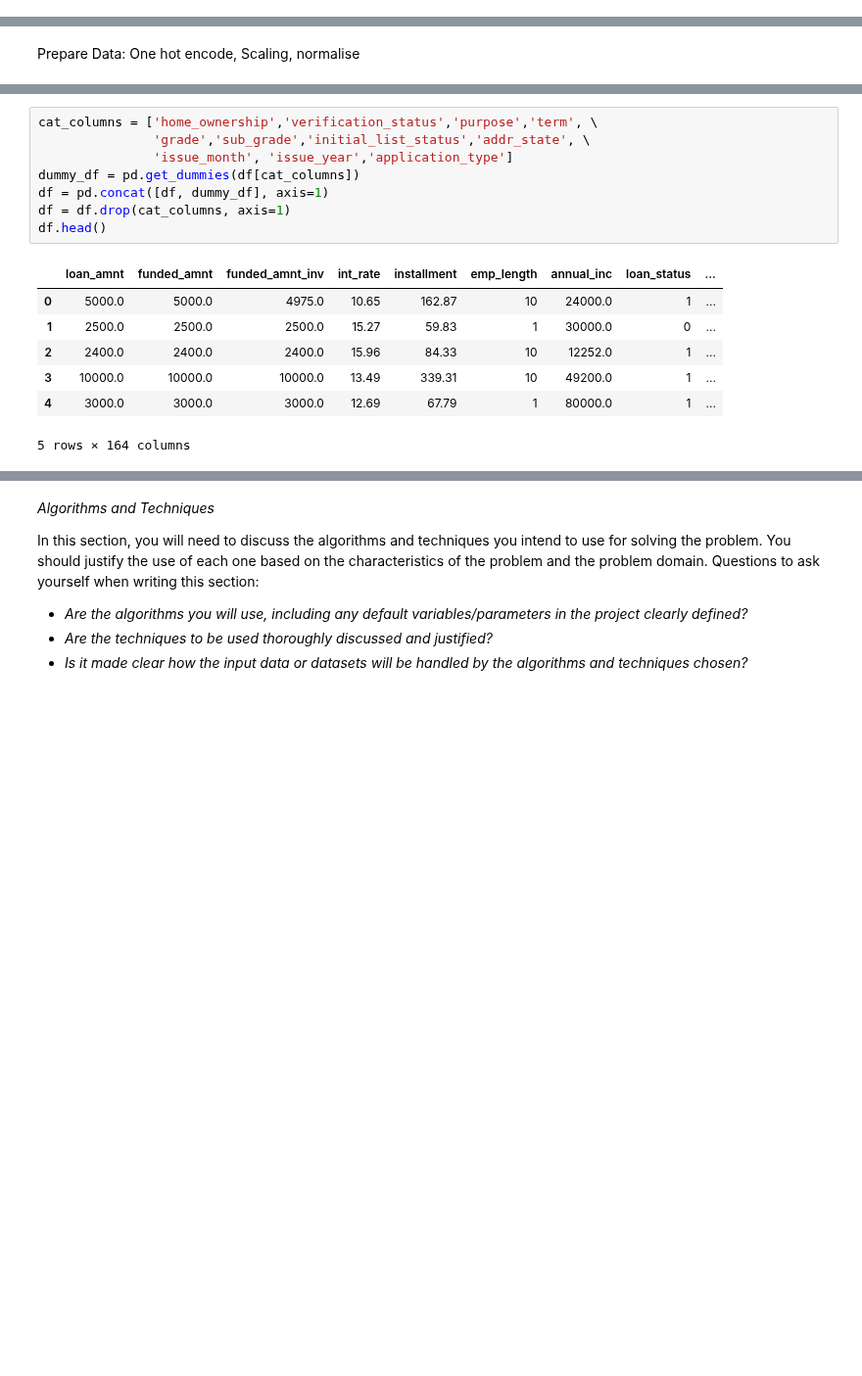
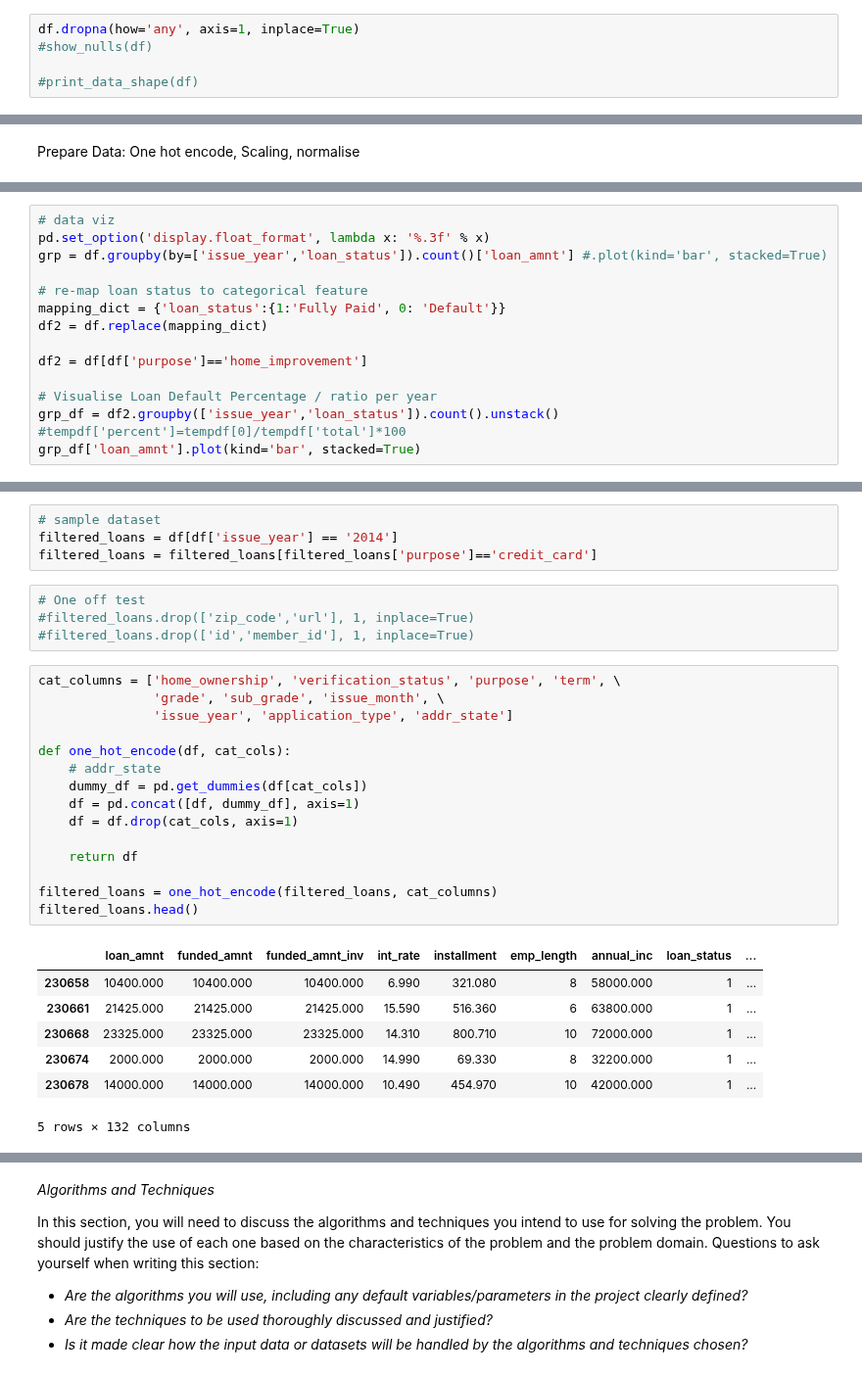
Before and after one commit to Vaultica/Projects, a Jupyter notebook: machine-learning/projects/capstone/Lending Club Capstone Project Notebook.ipynb, the cells around one changed output, grey strips where cells are left out. Shown at 98% size. Cells and saved outputs as stored; diff of their text form; blank space fills up the shorter version.

```diff
--- a/machine-learning/projects/capstone/Lending Club Capstone Project Notebook.ipynb
+++ b/machine-learning/projects/capstone/Lending Club Capstone Project Notebook.ipynb
@@ -512,0 +377,5 @@ dtype: int64
+# %%
+df.dropna(how='any', axis=1, inplace=True)
+#show_nulls(df)
+
+#print_data_shape(df)
@@ -586,0 +472,15 @@ Prepare Data: One hot encode, Scaling, normalise
+# %%
+# data viz
+pd.set_option('display.float_format', lambda x: '%.3f' % x)
+grp = df.groupby(by=['issue_year','loan_status']).count()['loan_amnt'] #.plot(kind='bar', stacked=True)
+
+# re-map loan status to categorical feature
+mapping_dict = {'loan_status':{1:'Fully Paid', 0: 'Default'}}
+df2 = df.replace(mapping_dict)
+
+df2 = df[df['purpose']=='home_improvement']
+
+# Visualise Loan Default Percentage / ratio per year
+grp_df = df2.groupby(['issue_year','loan_status']).count().unstack()
+#tempdf['percent']=tempdf[0]/tempdf['total']*100
+grp_df['loan_amnt'].plot(kind='bar', stacked=True)
@@ -589,17 +508,32 @@ df.pymnt_plan.value_counts()
+# %%
+# sample dataset
+filtered_loans = df[df['issue_year'] == '2014']
+filtered_loans = filtered_loans[filtered_loans['purpose']=='credit_card']
+# %%
+# One off test
+#filtered_loans.drop(['zip_code','url'], 1, inplace=True)
+#filtered_loans.drop(['id','member_id'], 1, inplace=True)
 # %%
-cat_columns = ['home_ownership','verification_status','purpose','term', \
-               'grade','sub_grade','initial_list_status','addr_state', \
-               'issue_month', 'issue_year','application_type']
-dummy_df = pd.get_dummies(df[cat_columns])
-df = pd.concat([df, dummy_df], axis=1)
-df = df.drop(cat_columns, axis=1)
-df.head()
+cat_columns = ['home_ownership', 'verification_status', 'purpose', 'term', \
+               'grade', 'sub_grade', 'issue_month', \
+               'issue_year', 'application_type', 'addr_state']
+
+def one_hot_encode(df, cat_cols):
+    # addr_state
+    dummy_df = pd.get_dummies(df[cat_cols])
+    df = pd.concat([df, dummy_df], axis=1)
+    df = df.drop(cat_cols, axis=1)
+
+    return df
+
+filtered_loans = one_hot_encode(filtered_loans, cat_columns)
+filtered_loans.head()
 # %% [output]
 |  | loan_amnt | funded_amnt | funded_amnt_inv | int_rate | installment | emp_length | annual_inc | loan_status | ... |
-| 0 | 5000.0 | 5000.0 | 4975.0 | 10.65 | 162.87 | 10 | 24000.0 | 1 | ... |
-| 1 | 2500.0 | 2500.0 | 2500.0 | 15.27 | 59.83 | 1 | 30000.0 | 0 | ... |
-| 2 | 2400.0 | 2400.0 | 2400.0 | 15.96 | 84.33 | 10 | 12252.0 | 1 | ... |
-| 3 | 10000.0 | 10000.0 | 10000.0 | 13.49 | 339.31 | 10 | 49200.0 | 1 | ... |
-| 4 | 3000.0 | 3000.0 | 3000.0 | 12.69 | 67.79 | 1 | 80000.0 | 1 | ... |
+| 230658 | 10400.000 | 10400.000 | 10400.000 | 6.990 | 321.080 | 8 | 58000.000 | 1 | ... |
+| 230661 | 21425.000 | 21425.000 | 21425.000 | 15.590 | 516.360 | 6 | 63800.000 | 1 | ... |
+| 230668 | 23325.000 | 23325.000 | 23325.000 | 14.310 | 800.710 | 10 | 72000.000 | 1 | ... |
+| 230674 | 2000.000 | 2000.000 | 2000.000 | 14.990 | 69.330 | 8 | 32200.000 | 1 | ... |
+| 230678 | 14000.000 | 14000.000 | 14000.000 | 10.490 | 454.970 | 10 | 42000.000 | 1 | ... |
-5 rows × 164 columns
+5 rows × 132 columns
 # %%
```
Also changed, not shown: parts of 64 cells of this notebook.
